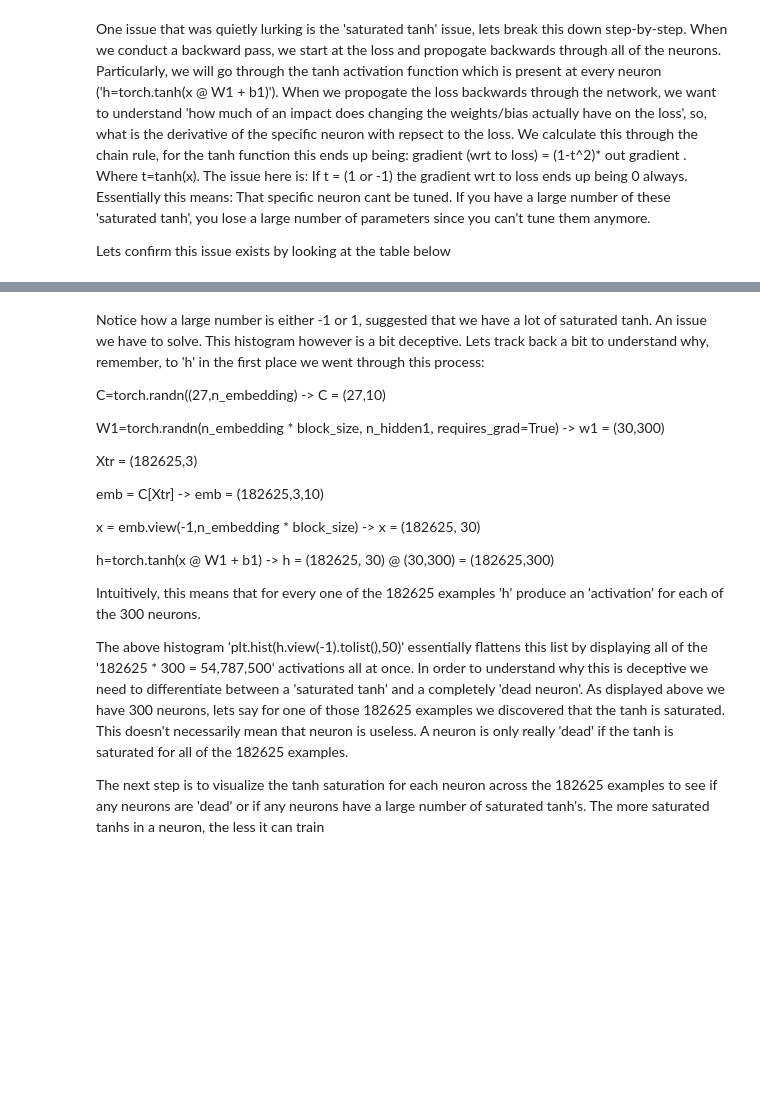
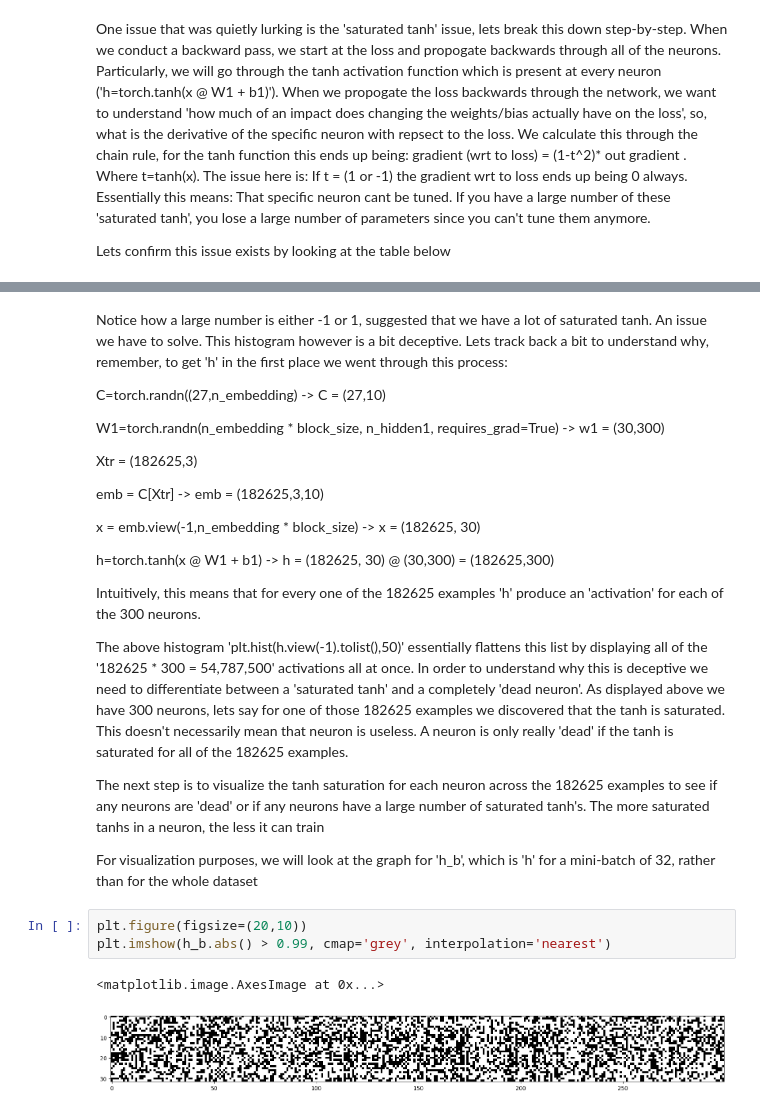
Before and after one commit to hamadomran/Hamads-Learning-Log, a Jupyter notebook: 04-Makemore_MLP_Part2/makemore_mlp2.ipynb, the cells around one changed output, grey strips where cells are left out. Saved outputs shown, nothing was run; the diff lists cells and outputs as text; blank space fills up the shorter version.

```diff
--- a/04-Makemore_MLP_Part2/makemore_mlp2.ipynb
+++ b/04-Makemore_MLP_Part2/makemore_mlp2.ipynb
@@ -200,5 +200,5 @@ tensor([ 0.9934,  0.9991,  1.0000,  0.8659, -0.9997, -1.0000, -1.0000,  0.9986,
 # %% [markdown]
-Notice how a large number is either -1 or 1, suggested that we have a lot of saturated tanh. An issue we have to solve. This histogram however is a bit deceptive. Lets track back a bit to understand why, remember, to 'h' in the first place we went through this process:
+Notice how a large number is either -1 or 1, suggested that we have a lot of saturated tanh. An issue we have to solve. This histogram however is a bit deceptive. Lets track back a bit to understand why, remember, to get 'h' in the first place we went through this process:
 
 C=torch.randn((27,n_embedding) -> C = (27,10)
 
@@ -218,3 +218,11 @@ Intuitively, this means that for every one of the 182625 examples 'h' produce an
 The above histogram 'plt.hist(h.view(-1).tolist(),50)' essentially flattens this list by displaying all of the '182625 * 300 = 54,787,500' activations all at once. In order to understand why this is deceptive we need to differentiate between a 'saturated tanh' and a completely 'dead neuron'. As displayed above we have 300 neurons, lets say for one of those 182625 examples we discovered that the tanh is saturated. This doesn't necessarily mean that neuron is useless. A neuron is only really 'dead' if the tanh is saturated for all of the 182625 examples.
 
 The next step is to visualize the tanh saturation for each neuron across the 182625 examples to see if any neurons are 'dead' or if any neurons have a large number of saturated tanh's. The more saturated tanhs in a neuron, the less it can train
+
+For visualization purposes, we will look at the graph for 'h_b', which is 'h' for a mini-batch of 32, rather than for the whole dataset
+# %%
+plt.figure(figsize=(20,10))
+plt.imshow(h_b.abs() > 0.99, cmap='grey', interpolation='nearest')
+# %% [output]
+<matplotlib.image.AxesImage at 0x...>
+[figure, added]
```
Also changed, not shown: parts of 6 cells of this notebook.
